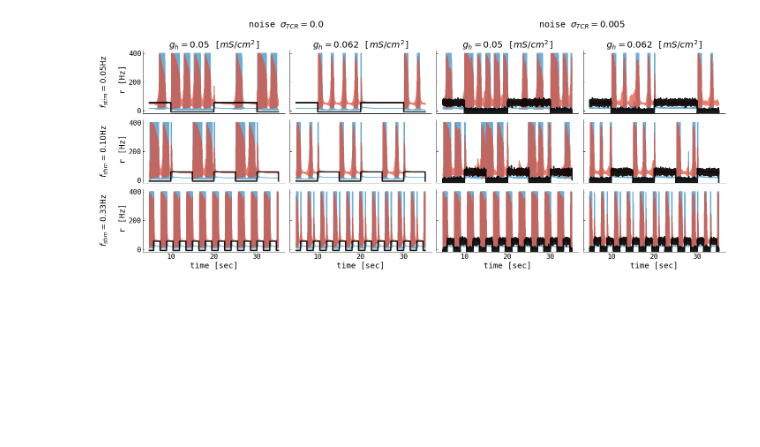
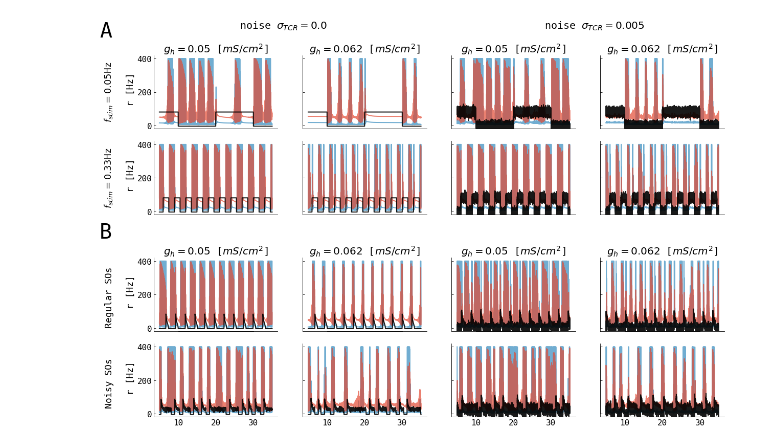
Before and after one commit to jajcayn/thalamocortical_model_study, a Jupyter notebook: fig6 - thalamus_square_stim_ts.ipynb, the cells around one changed output. Saved outputs shown, nothing was run; the diff lists cells and outputs as text; code cells hidden in the pictures; blank space fills up the shorter version.

```diff
--- a/fig6 - thalamus_square_stim_ts.ipynb
+++ b/fig6 - thalamus_square_stim_ts.ipynb
@@ -77,10 +27,0 @@ def simulate(tcr_noise=0.0, stim_inp=0.0, glk=0.033, gh=0.062, period=10000):
-# %%
-def plot_single(df, ax):
-    ax.plot(df.index, df["TRN"], color="C1", alpha=0.7)
-    ax.plot(df.index, df["TCR"], color="C0", alpha=0.7)
-    sns.despine(trim=True, ax=ax)
-    ax2 = ax.twinx()
-    ax2.plot(df.index, df["stim_input"], color="k", linewidth=3.0, alpha=0.9)
-    ax2.set_ylim([-10, 400.0])
-    ax2.set_yticks([])
-    sns.despine(trim=False, ax=ax2)
@@ -87,20 +148,32 @@ def plot_single(df, ax):
 # %%
-periods = [20000, 10000, 3000]
+periods = [20000, 3000]
 noises = [0.0, 0.005]
 ghs = [0.05, 0.062]
 
 fig, axs = plt.subplots(
     ncols=len(noises) * len(ghs),
-    nrows=len(ratios),
+    nrows=len(periods) + 3,
     sharex=True,
     sharey=True,
-    figsize=(20, 8.5),
+    figsize=(20, 13),
+    gridspec_kw={"height_ratios": [1, 1, 0.25, 1, 1]},
 )
 
+for ax in axs[2, :]:
+    ax.axis("off")
+
+for i in range(axs.shape[1]):
+    axs[2, i].axis("off")
+
+pbar = tqdm(total=4 * len(noises) * len(ghs))
 for i, period in enumerate(periods):
     for j, noise in enumerate(noises):
         for k, gh in enumerate(ghs):
-            df = simulate(stim_inp=30.0, period=period, gh=gh, tcr_noise=noise)
+            thalamus = StimulatedThalamus(gh=gh, tcr_noise=noise)
+            tcr_inp, trn_inp = thalamus.get_square_pulse_stim(
+                stim_inp=30.0, period=period
+            )
+            df = thalamus.run(tcr_inp, trn_inp)
             ax = axs[i, 2 * j + k]
             plot_single(df, ax)
             if i == 2:
@@ -108,18 +181,59 @@ for i, period in enumerate(periods):
             if i == 0:
                 ax.set_title(f"$g_{{h}}={gh}$ [$mS/cm^2$]")
             if j + k == 0:
-                ax.set_ylabel(
-                    f"$f_{{stim}}={1/(period / 1000.):.2f}$Hz"
-                    "\n\n r [Hz]"
-                )
+                ax.set_ylabel(f"$f_{{stim}}={1/(period / 1000.):.2f}$Hz" "\n\n r [Hz]")
+            pbar.update(1)
+
+
+aln_settings = [(3.2, 0.0, "Regular"), (3.7, 0.05, "Noisy")]
+for i, (aln_e, aln_noise, subtitle) in enumerate(aln_settings):
+    for j, noise in enumerate(noises):
+        for k, gh in enumerate(ghs):
+            thalamus = StimulatedThalamus(gh=gh, tcr_noise=noise)
+            tcr_inp, trn_inp = thalamus.get_aln_so(e=aln_e, noise=aln_noise)
+            df = thalamus.run(tcr_inp, trn_inp)
+            ax = axs[len(periods) + 1 + i, 2 * j + k]
+            plot_single(df, ax)
+            if i == 2:
+                ax.set_xlabel("time [sec]")
+            if i == 0:
+                ax.set_title(f"$g_{{h}}={gh}$ [$mS/cm^2$]")
+            if j + k == 0:
+                ax.set_ylabel(f"{subtitle} SOs \n\n r [Hz]")
+            pbar.update(1)
+
+pbar.close()
+
 for j, noise in enumerate(noises):
     ax_tit = fig.add_subplot(1, 2, j + 1, frameon=False)
     ax_tit.set_title(f"noise $\sigma_{{TCR}}={noise}$ \n\n")
     ax_tit.set_xticks([])
     ax_tit.set_yticks([])
+
+plt.text(
+    0.06,
+    0.93,
+    "A",
+    ha="center",
+    va="center",
+    transform=fig.transFigure,
+    fontsize=40,
+)
+plt.text(
+    0.06,
+    0.51,
+    "B",
+    ha="center",
+    va="center",
+    transform=fig.transFigure,
+    fontsize=40,
+)
 plt.tight_layout()
 # to PDF due transparency
 plt.savefig(
-    "../figs/thalamus_square_stim_ts.pdf", dpi=DPI, transparent=True, bbox_inches="tight"
+    "../figs/thalamus_square_stim_ts.pdf",
+    dpi=DPI,
+    transparent=True,
+    bbox_inches="tight",
 )
 # %% [output]
@@ -138 +240 @@ Using default integration parameters.
-[figure, old version]
+[figure, new version]
```
Also changed, not shown: parts of 4 cells of this notebook, 7 other files.
